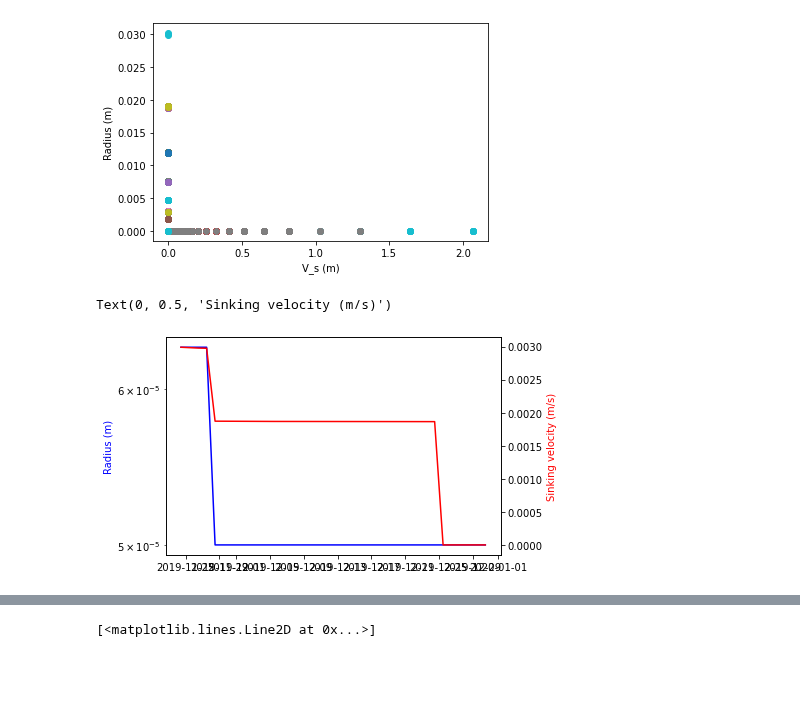
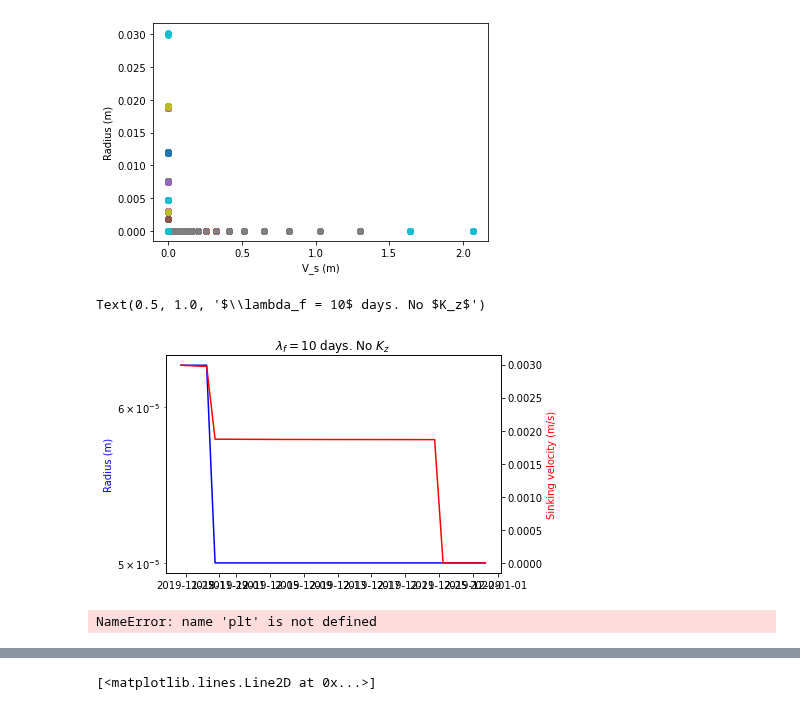
Before and after one commit to OceanParcels/Backtracking_Abyssal_Nanoplastics, a Jupyter notebook: notebooks/diffvsnodiff.ipynb, the cells around one changed output, grey strips where cells are left out. Drawn from its saved outputs; the diff is of its cells as text; code cells hidden in the pictures; blank space fills up the shorter version.

```diff
--- a/notebooks/diffvsnodiff.ipynb
+++ b/notebooks/diffvsnodiff.ipynb
@@ -409,12 +476,27 @@ Text(0, 0.5, 'Radius (m)')
 # %%
 N = 666
 
 fig,ax = plt.subplots()
 ax.semilogy(G['time'][N], G['radius'][N], c='blue', label='Radius')
 ax.set_ylabel('Radius (m)', color='blue')
 ax2 = ax.twinx()
 ax2.plot(G['time'][N], G['v_s'][N], c='red', label='v_s')
 ax2.set_ylabel('Sinking velocity (m/s)', color='red')
+
+plt.title(r'$\lambda_f = 10$ days. No $K_z$')
 # %% [output]
-Text(0, 0.5, 'Sinking velocity (m/s)')
+Text(0.5, 1.0, '$\\lambda_f = 10$ days. No $K_z$')
-[figure, old version]
+[figure, new version]
+# %%
+N = 666
+
+fig,ax = plt.subplots()
+ax.plot(G['time'][N], G['density'][N], c='blue', label='Radius')
+ax.set_ylabel('density (m)', color='blue')
+ax2 = ax.twinx()
+ax2.plot(G['time'][N], G['v_s'][N], c='red', label='v_s')
+ax2.set_ylabel('Sinking velocity (m/s)', color='red')
+
+plt.title(r'$\lambda_f = 10$ days. No $K_z$')
+# %% [output]
+NameError: name 'plt' is not defined
```
Also changed, not shown: parts of 13 cells of this notebook, 4 other files.
